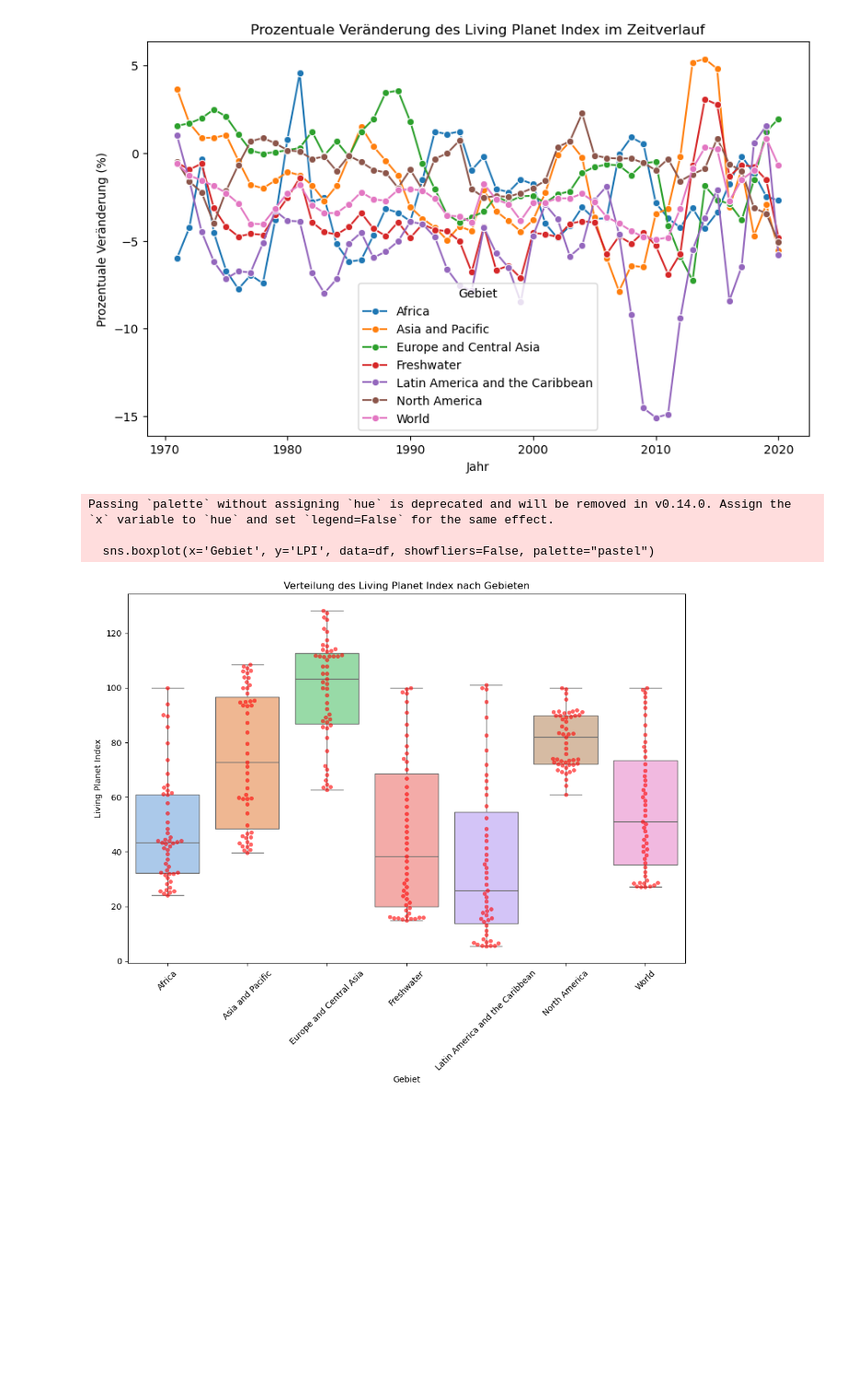
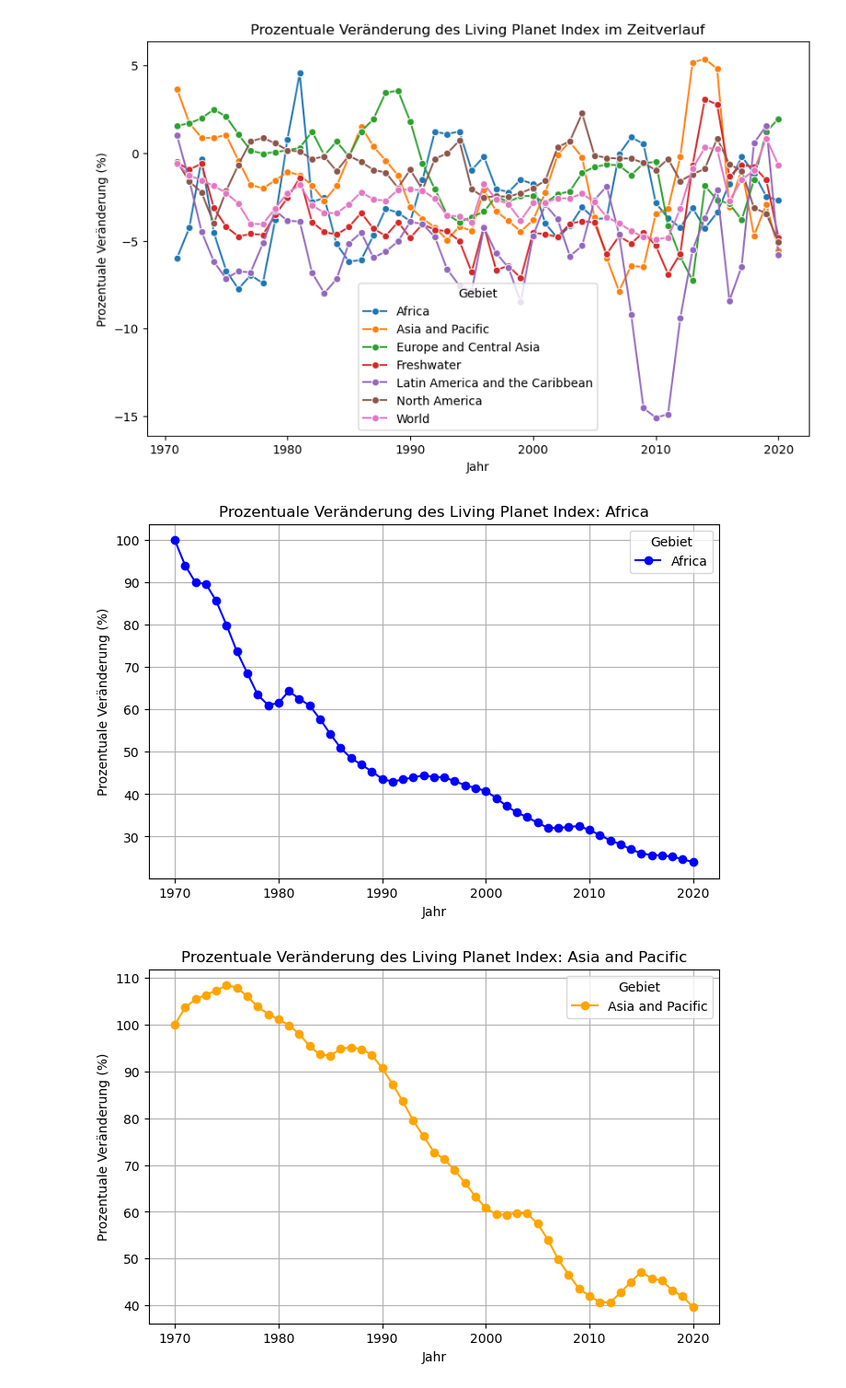
Before and after one commit to WandaSchneid/Leistungsnachweis-2-Informatik, a Jupyter notebook: Leistungsnachweis LIP 11.12.ipynb, the cells around one changed output. Shown at 92% size. Cells and saved outputs as stored; diff of their text form; code cells hidden in the pictures; blank space fills up the shorter version.

```diff
--- a/Leistungsnachweis LIP 11.12.ipynb
+++ b/Leistungsnachweis LIP 11.12.ipynb
@@ -304,23 +304,41 @@ plt.legend(title='Gebiet')
 plt.show()
 # %% [output]
 [figure]
-# %%
-plt.figure(figsize=(12, 8))
-
-# Boxplot ohne Ausreißer
-sns.boxplot(x='Gebiet', y='LPI', data=df, showfliers=False, palette="pastel")
-
-# Swarmplot für Ausreißer
-sns.swarmplot(x='Gebiet', y='LPI', data=df, color='red', alpha=0.6)
-
-plt.title('Verteilung des Living Planet Index nach Gebieten')
-plt.xlabel('Gebiet')
-plt.ylabel('Living Planet Index')
-plt.xticks(rotation=45)
-
-plt.show()
-# %% [output]
-Passing `palette` without assigning `hue` is deprecated and will be removed in v0.14.0. Assign the `x` variable to `hue` and set `legend=False` for the same effect.
-
-  sns.boxplot(x='Gebiet', y='LPI', data=df, showfliers=False, palette="pastel")
-[figure, removed]
+# %%
+df = pd.read_csv(
+    'global-living-planet-index.csv',
+    skiprows=1,
+    names=['Gebiet', 'Code', 'Jahr', 'LPI', 'LPI_upper', 'LPI_lower'])
+
+# Farben für die Regionen
+farben = {
+    "Africa": "blue",
+    "Asia and Pacific": "orange",
+    "Europe and Central Asia": "green",
+    "Freshwater": "red",
+    "Latin America and the Caribbean": "purple",
+    "North America": "brown",
+    "World": "pink"}
+
+# Für jede Region ein eigenes Diagramm erstellen
+for region in df['Gebiet'].unique():
+    subset = df[df['Gebiet'] == region]
+
+    # Plot für die jeweilige Region
+    plt.figure(figsize=(8, 5))
+    plt.plot(
+        subset['Jahr'],
+        subset['LPI'],
+        label=region,
+        color=farben[region],
+        marker='o',
+        linestyle='-')
+    plt.title(f"Prozentuale Veränderung des Living Planet Index: {region}")
+    plt.xlabel("Jahr")
+    plt.ylabel("Prozentuale Veränderung (%)")
+    plt.legend(title="Gebiet")
+    plt.grid(True)
+    plt.show()
+# %% [output]
+[figure, added]
+[figure, added]
```
Also changed, not shown: parts of 4 cells of this notebook.
